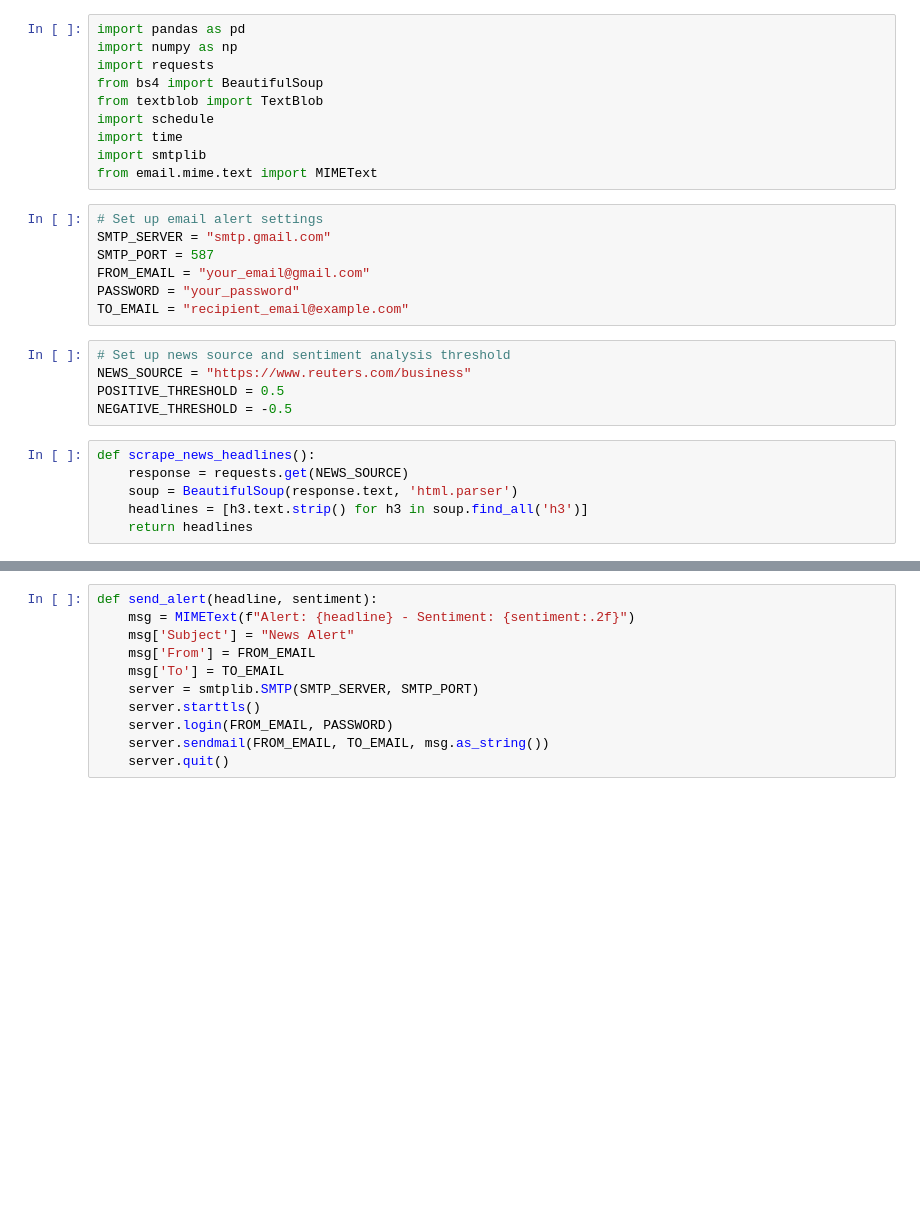
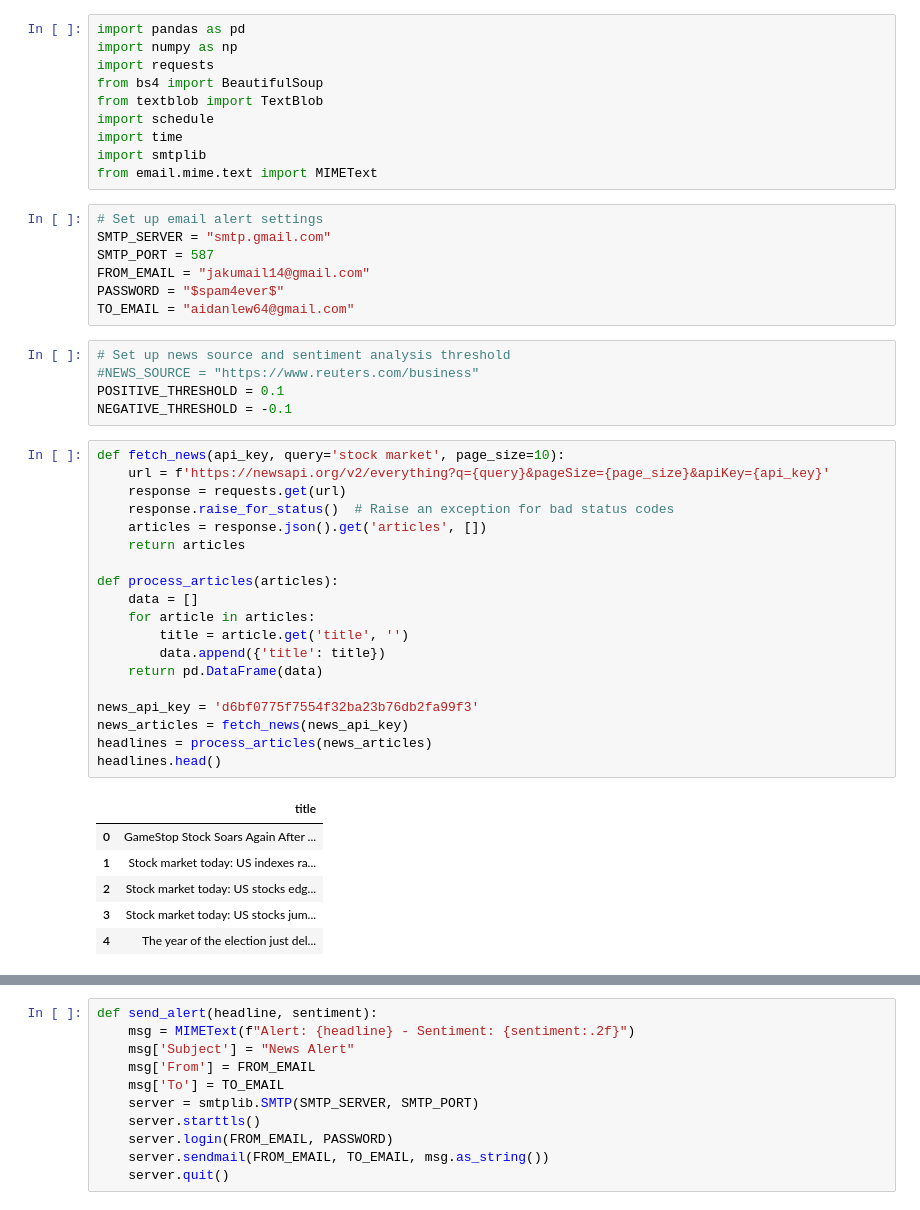
Before and after one commit to aidan-lew/junk-drawer, a Jupyter notebook: stock_scanner.ipynb, the cells around one changed output, grey strips where cells are left out. Cells and saved outputs as stored; diff of their text form; blank space fills up the shorter version.

```diff
--- a/stock_scanner.ipynb
+++ b/stock_scanner.ipynb
@@ -376,20 +375,40 @@ from email.mime.text import MIMEText
 # Set up email alert settings
 SMTP_SERVER = "smtp.gmail.com"
 SMTP_PORT = 587
-FROM_EMAIL = "your_email@gmail.com"
-PASSWORD = "your_password"
-TO_EMAIL = "recipient_email@example.com"
+FROM_EMAIL = "jakumail14@gmail.com"
+PASSWORD = "$spam4ever$"
+TO_EMAIL = "aidanlew64@gmail.com"
 # %%
 # Set up news source and sentiment analysis threshold
-NEWS_SOURCE = "https://www.reuters.com/business"
-POSITIVE_THRESHOLD = 0.5
-NEGATIVE_THRESHOLD = -0.5
+#NEWS_SOURCE = "https://www.reuters.com/business"
+POSITIVE_THRESHOLD = 0.1
+NEGATIVE_THRESHOLD = -0.1
-# %%
-def scrape_news_headlines():
-    response = requests.get(NEWS_SOURCE)
-    soup = BeautifulSoup(response.text, 'html.parser')
-    headlines = [h3.text.strip() for h3 in soup.find_all('h3')]
-    return headlines
+# %%
+def fetch_news(api_key, query='stock market', page_size=10):
+    url = f'https://newsapi.org/v2/everything?q={query}&pageSize={page_size}&apiKey={api_key}'
+    response = requests.get(url)
+    response.raise_for_status()  # Raise an exception for bad status codes
+    articles = response.json().get('articles', [])
+    return articles
+
+def process_articles(articles):
+    data = []
+    for article in articles:
+        title = article.get('title', '')
+        data.append({'title': title})
+    return pd.DataFrame(data)
+
+news_api_key = 'd6bf0775f7554f32ba23b76db2fa99f3'
+news_articles = fetch_news(news_api_key)
+headlines = process_articles(news_articles)
+headlines.head()
+# %% [output]
+|  | title |
+| 0 | GameStop Stock Soars Again After ... |
+| 1 | Stock market today: US indexes ra... |
+| 2 | Stock market today: US stocks edg... |
+| 3 | Stock market today: US stocks jum... |
+| 4 | The year of the election just del... |
 # %%
 def sentiment_analysis(headlines):
     sentiments = []
```
Also changed, not shown: parts of 6 cells of this notebook.
